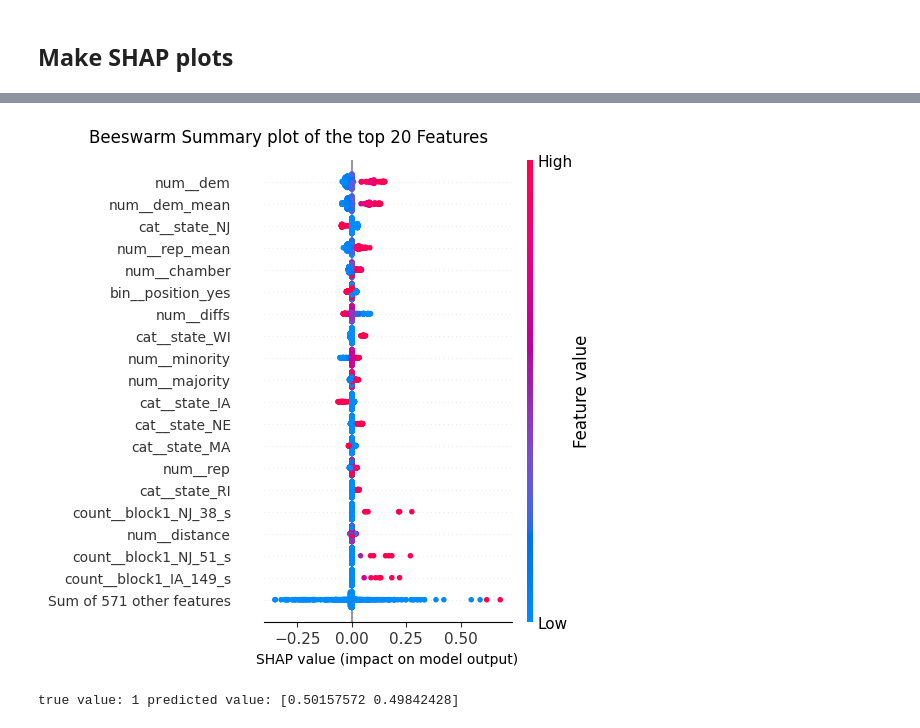
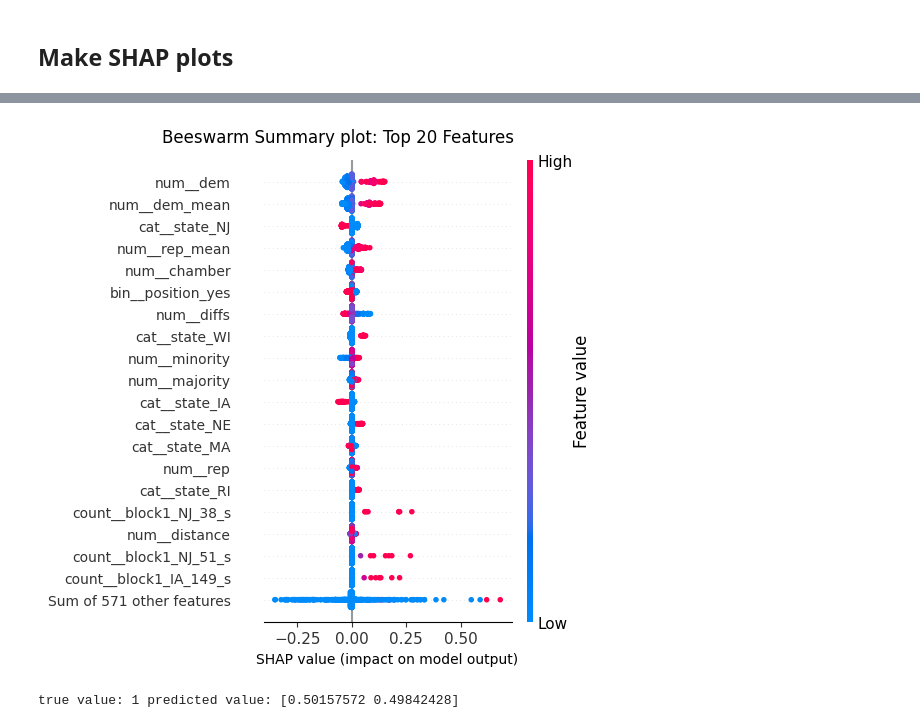
Before and after one commit to lrahbek/DPF_exam, a Jupyter notebook: src/SHAP_plot.ipynb, the cells around one changed output, grey strips where cells are left out. Cells and saved outputs as stored; diff of their text form; code cells hidden in the pictures.

```diff
--- a/src/SHAP_plot.ipynb
+++ b/src/SHAP_plot.ipynb
@@ -58,13 +58,13 @@ plt.savefig("../out/MLP_eval/beeswarm_opp.png", bbox_inches='tight', dpi = 1000)
 # %%
 #PLOT TOP 20 FEATURES
 fig, ax = plt.subplots(figsize=(4, 6))
 ax = shap.plots.beeswarm(shap_values[:,:,1], max_display=20, show=False, plot_size=(4,6))
 plt.yticks(fontsize=10)
 ax.set_xlabel("SHAP value (impact on model output)", fontsize=10)
-plt.title("Beeswarm Summary plot of the top 20 Features",y=1.02, x=0.1)
+plt.title("Beeswarm Summary plot: Top 20 Features",y=1.02, x=0.3, fontsize=12)
 plt.savefig("../out/MLP_eval/beeswarm.png", bbox_inches='tight', dpi = 1000)
 # %% [output]
-[figure, old version]
+[figure, new version]
 # %%
 #return: ind: 12,
 ind = 200 #index of target
```
Also changed, not shown: parts of 2 cells of this notebook, 3 other files.
